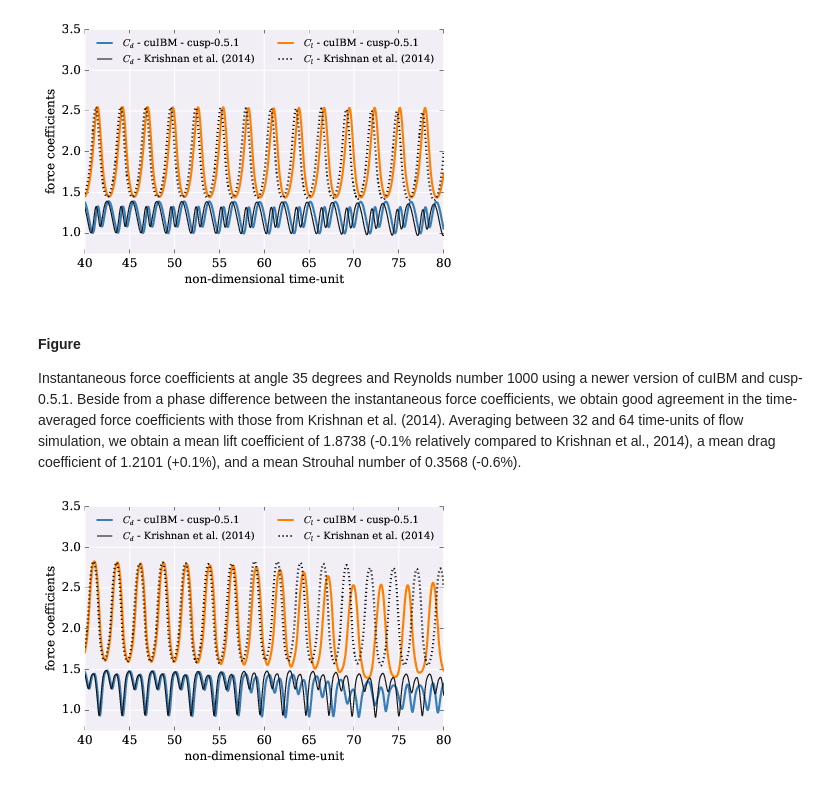
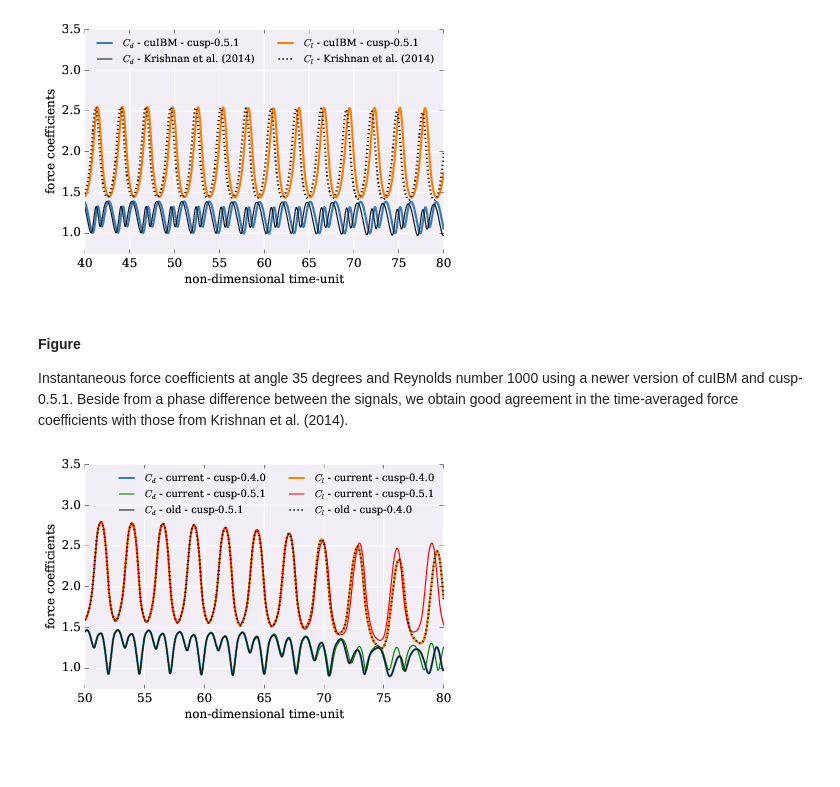
Before and after one commit to barbagroup/snake-repro, a Jupyter notebook: figures/figuresCaptions.ipynb, the cells around one changed output. Saved outputs shown, nothing was run; the diff lists cells and outputs as text; code cells hidden in the pictures; blank space fills up the shorter version.

Commit message:
Re-execute Notebook with updated figures and captions

```diff
--- a/figures/figuresCaptions.ipynb
+++ b/figures/figuresCaptions.ipynb
@@ -320,12 +295,11 @@ display(WImage(filename=path))
 #### Figure
 
 Instantaneous force coefficients at angle 35 degrees and Reynolds number 1000 using a newer version of cuIBM and cusp-0.5.1.
-Beside from a phase difference between the instantaneous force coefficients, we obtain good agreement in the time-averaged force coefficients with those from Krishnan et al. (2014).
-Averaging between 32 and 64 time-units of flow simulation, we obtain a mean lift coefficient of 1.8738 (-0.1% relatively compared to Krishnan et al., 2014), a mean drag coefficient of 1.2101 (+0.1%), and a mean Strouhal number of 0.3568 (-0.6%).
+Beside from a phase difference between the signals, we obtain good agreement in the time-averaged force coefficients with those from Krishnan et al. (2014).
 # %%
 path = os.path.join(os.getcwd(),
                     'cuibm',
-                    'cuibm-cusp-0.5.1_forceCoefficientsRe2000AoA35.pdf')
+                    'cuibm-current-revision86_forceCoefficientsRe2000AoA35.pdf')
 display(WImage(filename=path))
 # %% [output]
-[figure, old version]
+[figure, new version]
```
Also changed, not shown: parts of 28 cells of this notebook.
